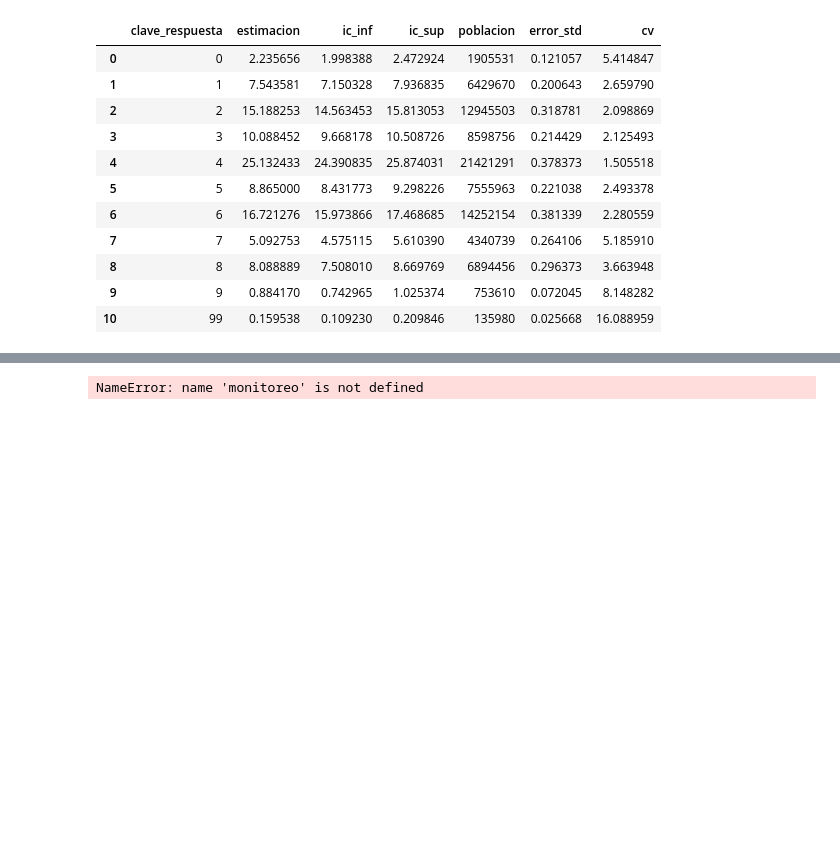
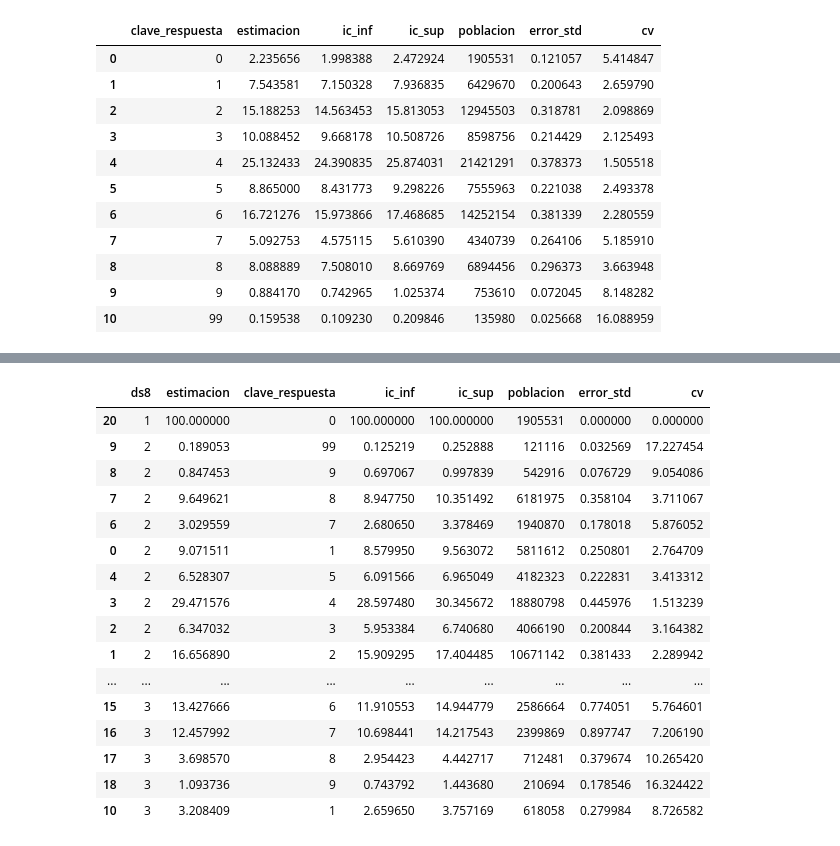
Before and after one commit to CentroGeo/sisdai-ciencia-reproducible-salud-encodat-2016, a Jupyter notebook: estimacion_general.ipynb, the cells around one changed output, grey strips where cells are left out. Saved outputs shown, nothing was run; the diff lists cells and outputs as text; code cells hidden in the pictures; blank space fills up the shorter version.

Commit message:
completado de descripciones para una estimacion general

```diff
--- a/estimacion_general.ipynb
+++ b/estimacion_general.ipynb
@@ -201,10 +210,28 @@ Por ejemplo, con la ENCODAT, se estima que el 15.18% de la población tiene la p
 # %%
-proporciones_des(b = b,
-                 clave_preg = 'ds8',
-                 var_des = 'ds9',
+estudiantes_por_escolaridad=proporciones_des(b = b,
+                 clave_preg = 'ds9',
+                 var_des = ['ds8'],
                  alp = 0.95,
                  ponderador = 'factor_exp',
                  estrato= 'estrato',
                  upm = 'upm')
+
+estudiantes_por_escolaridad
 # %% [output]
-NameError: name 'monitoreo' is not defined
+|  | ds8 | estimacion | clave_respuesta | ic_inf | ic_sup | poblacion | error_std | cv |
+| 20 | 1 | 100.000000 | 0 | 100.000000 | 100.000000 | 1905531 | 0.000000 | 0.000000 |
+| 9 | 2 | 0.189053 | 99 | 0.125219 | 0.252888 | 121116 | 0.032569 | 17.227454 |
+| 8 | 2 | 0.847453 | 9 | 0.697067 | 0.997839 | 542916 | 0.076729 | 9.054086 |
+| 7 | 2 | 9.649621 | 8 | 8.947750 | 10.351492 | 6181975 | 0.358104 | 3.711067 |
+| 6 | 2 | 3.029559 | 7 | 2.680650 | 3.378469 | 1940870 | 0.178018 | 5.876052 |
+| 0 | 2 | 9.071511 | 1 | 8.579950 | 9.563072 | 5811612 | 0.250801 | 2.764709 |
+| 4 | 2 | 6.528307 | 5 | 6.091566 | 6.965049 | 4182323 | 0.222831 | 3.413312 |
+| 3 | 2 | 29.471576 | 4 | 28.597480 | 30.345672 | 18880798 | 0.445976 | 1.513239 |
+| 2 | 2 | 6.347032 | 3 | 5.953384 | 6.740680 | 4066190 | 0.200844 | 3.164382 |
+| 1 | 2 | 16.656890 | 2 | 15.909295 | 17.404485 | 10671142 | 0.381433 | 2.289942 |
+| ... | ... | ... | ... | ... | ... | ... | ... | ... |
+| 15 | 3 | 13.427666 | 6 | 11.910553 | 14.944779 | 2586664 | 0.774051 | 5.764601 |
+| 16 | 3 | 12.457992 | 7 | 10.698441 | 14.217543 | 2399869 | 0.897747 | 7.206190 |
+| 17 | 3 | 3.698570 | 8 | 2.954423 | 4.442717 | 712481 | 0.379674 | 10.265420 |
+| 18 | 3 | 1.093736 | 9 | 0.743792 | 1.443680 | 210694 | 0.178546 | 16.324422 |
+| 10 | 3 | 3.208409 | 1 | 2.659650 | 3.757169 | 618058 | 0.279984 | 8.726582 |
```
Also changed, not shown: parts of 24 cells of this notebook.
